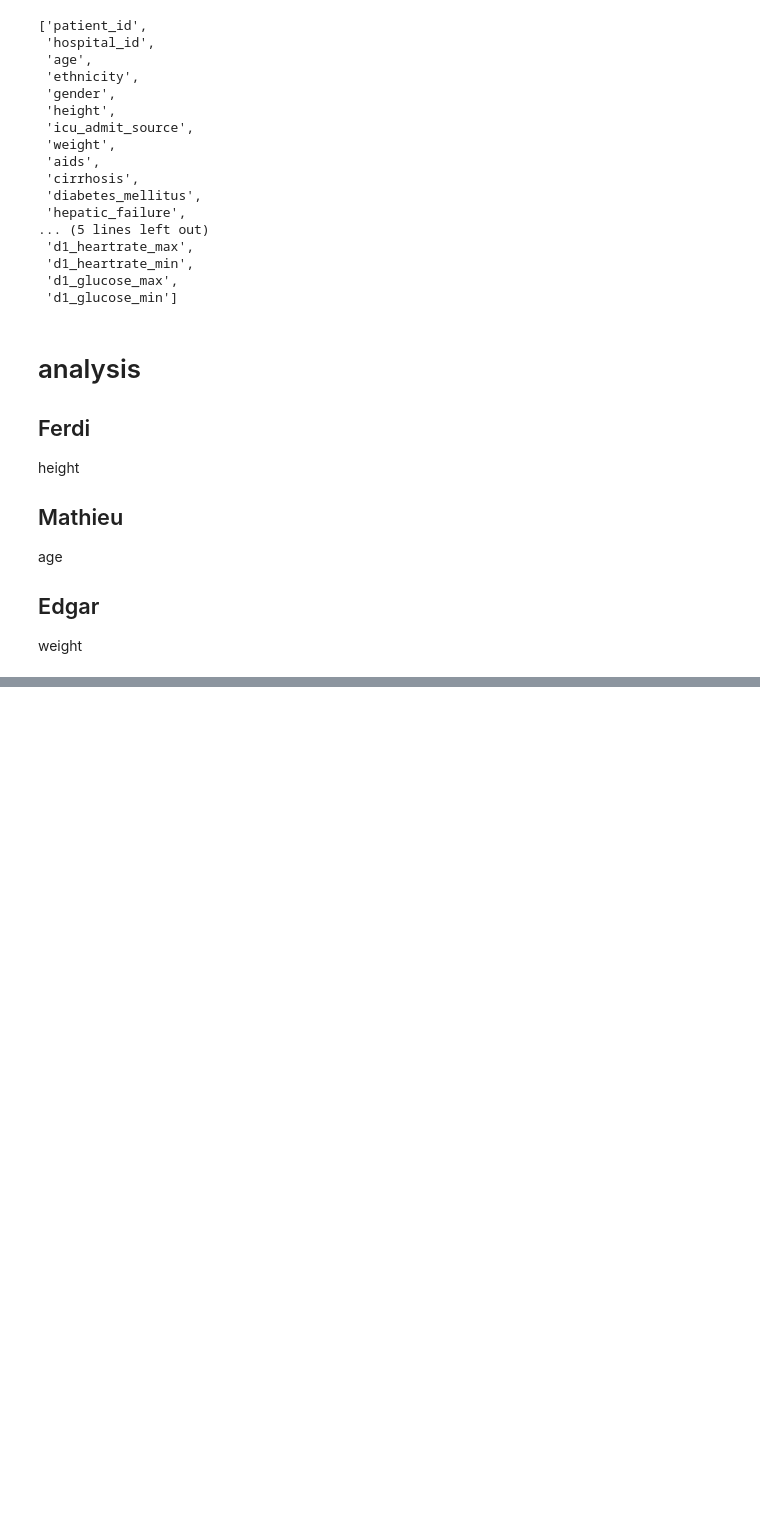
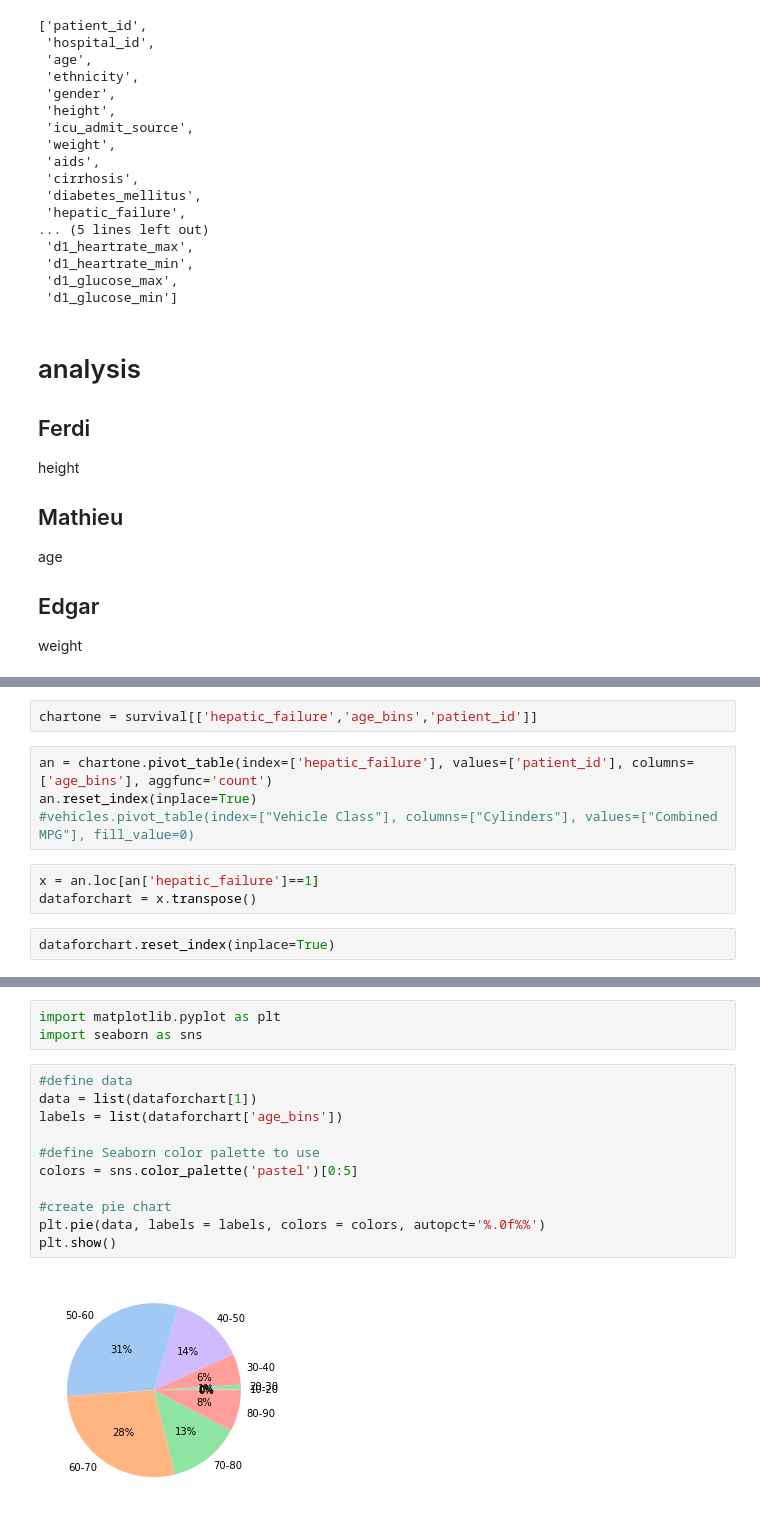
Before and after one commit to Edgart371/Project-5-Streamlit-Dashboard, a Jupyter notebook: cleaning_code.ipynb, the cells around one changed output, grey strips where cells are left out. Saved outputs shown, nothing was run; the diff lists cells and outputs as text; blank space fills up the shorter version.

```diff
--- a/cleaning_code.ipynb
+++ b/cleaning_code.ipynb
@@ -206,0 +254,11 @@ def chart1(x):
+# %%
+chartone = survival[['hepatic_failure','age_bins','patient_id']]
+# %%
+an = chartone.pivot_table(index=['hepatic_failure'], values=['patient_id'], columns=['age_bins'], aggfunc='count')
+an.reset_index(inplace=True)
+#vehicles.pivot_table(index=["Vehicle Class"], columns=["Cylinders"], values=["Combined MPG"], fill_value=0)
+# %%
+x = an.loc[an['hepatic_failure']==1]
+dataforchart = x.transpose()
+# %%
+dataforchart.reset_index(inplace=True)
@@ -206,0 +278,16 @@ def chart1(x):
+# %%
+import matplotlib.pyplot as plt
+import seaborn as sns
+# %%
+#define data
+data = list(dataforchart[1])
+labels = list(dataforchart['age_bins'])
+
+#define Seaborn color palette to use
+colors = sns.color_palette('pastel')[0:5]
+
+#create pie chart
+plt.pie(data, labels = labels, colors = colors, autopct='%.0f%%')
+plt.show()
+# %% [output]
+[figure, added]
```
Also changed, not shown: parts of 7 cells of this notebook, 1 other file.
